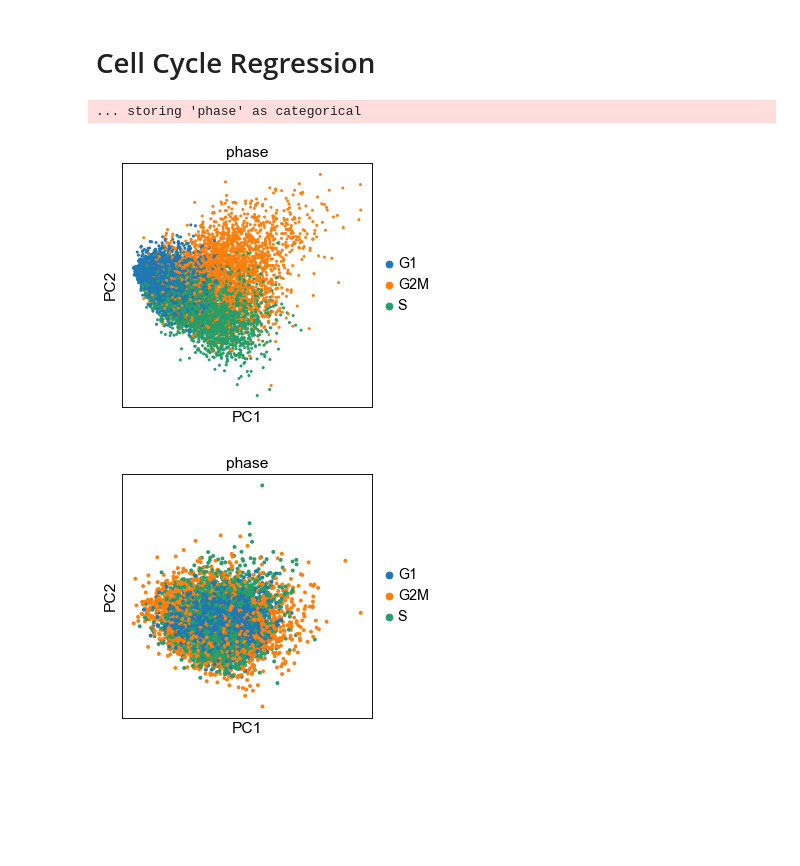
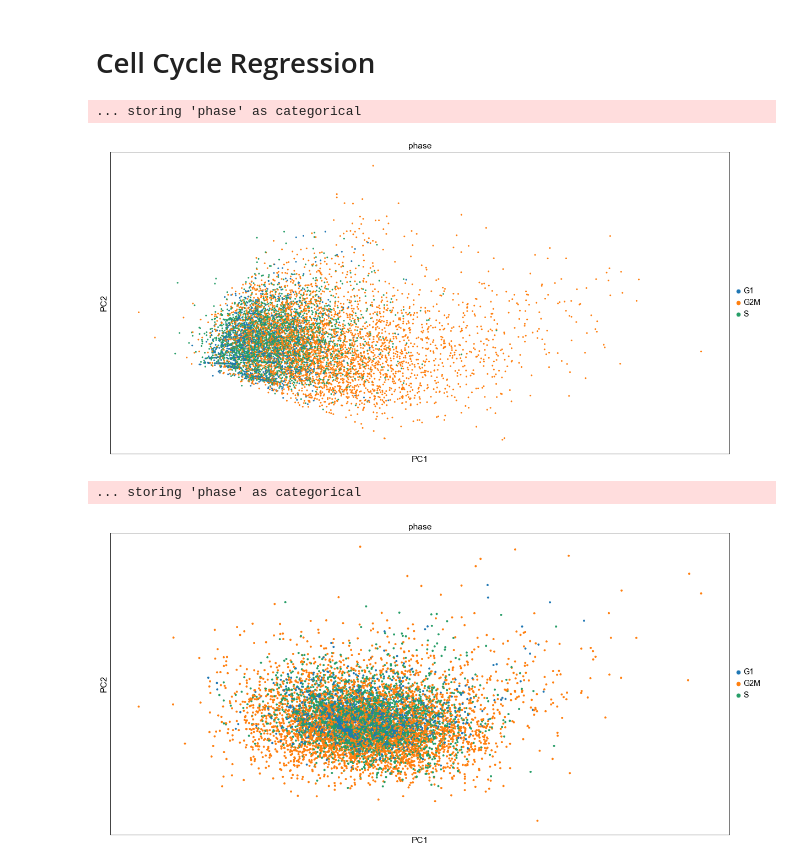
Before and after one commit to jbishop45/CS-7641-Project, a Jupyter notebook: Code/data_preprocessing.ipynb, the cells around one changed output. Cells and saved outputs as stored; diff of their text form; code cells hidden in the pictures; blank space fills up the shorter version.

Commit message:
[changed cell-cycle regression]

```diff
--- a/Code/data_preprocessing.ipynb
+++ b/Code/data_preprocessing.ipynb
@@ -337,8 +338,6 @@ ValueError: new categories need to have the same number of items as the old cate
 # %% [markdown]
 # Cell Cycle Regression
 # %%
-copy_adata = sc.read_csv(filename, first_column_names=True).T
-
 cell_cycle_file = 'cell_cycle_genes.txt'
 
 cell_cycle_genes = [x.strip() for x in open(cell_cycle_file)]
@@ -346,33 +345,27 @@ cell_cycle_genes = [x.strip() for x in open(cell_cycle_file)]
 s_genes = cell_cycle_genes[:91]
 g2m_genes = cell_cycle_genes[91:]
 
-cell_cycle_genes = [x for x in cell_cycle_genes if x in copy_adata.var_names]
+cell_cycle_genes = [x for x in cell_cycle_genes if x in adata_filtered.var_names]
 
-sc.pp.filter_cells(copy_adata, min_genes=200)
-sc.pp.filter_genes(copy_adata, min_cells=3)
-sc.pp.normalize_per_cell(copy_adata)
-
-sc.pp.log1p(copy_adata)
-sc.pp.scale(copy_adata)
-
-sc.tl.score_genes_cell_cycle(copy_adata, s_genes, g2m_genes)
+sc.tl.score_genes_cell_cycle(adata_filtered, s_genes, g2m_genes)
 # %%
 #sc.settings.set_figure_params(dpi=80)
-copy_adata_cc_genes = copy_adata[:, cell_cycle_genes]
-sc.tl.pca(copy_adata_cc_genes)
-sc.pl.pca(copy_adata_cc_genes, color='phase', size = 30)
+adata_cc_genes = adata_filtered[:, cell_cycle_genes]
+sc.tl.pca(adata_cc_genes)
+sc.pl.pca(adata_cc_genes, color='phase', size = 30)
 #Plot: PCA before regressing out cell-cycle genes
 # %% [output]
 ... storing 'phase' as categorical
-[figure, old version]
+[figure, new version]
 # %%
-sc.pp.regress_out(copy_adata_cc_genes, ['S_score', 'G2M_score'])
-sc.pp.scale(copy_adata_cc_genes)
+sc.pp.regress_out(adata_filtered, ['S_score', 'G2M_score'])
+sc.pp.scale(adata_filtered)
 
 #adata_cc_genes constains the data with regressed out cell-cycle effects
-adata_cc_genes = copy_adata_cc_genes[:, cell_cycle_genes]
+adata_cc_genes = adata_filtered[:, cell_cycle_genes]
 sc.tl.pca(adata_cc_genes)
 sc.pl.pca(adata_cc_genes, color='phase', size = 50)
 #Plot: PCA after regressing out cell-cycle genes
 # %% [output]
+... storing 'phase' as categorical
-[figure, old version]
+[figure, new version]
```
Also changed, not shown: parts of 1 cell of this notebook.
